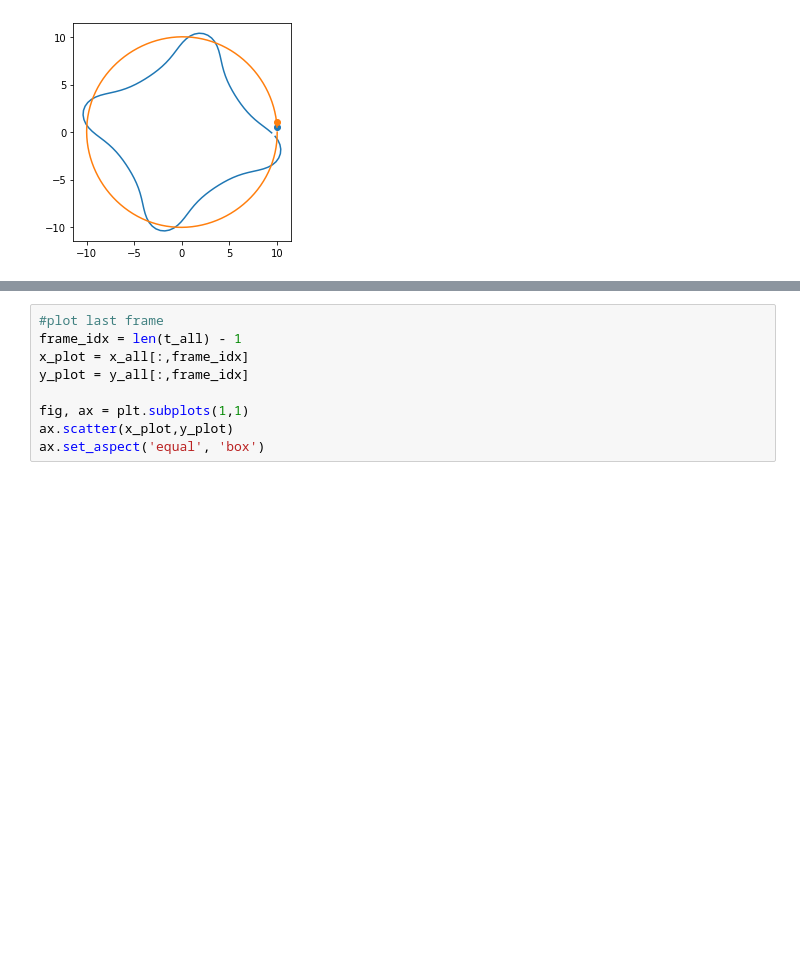
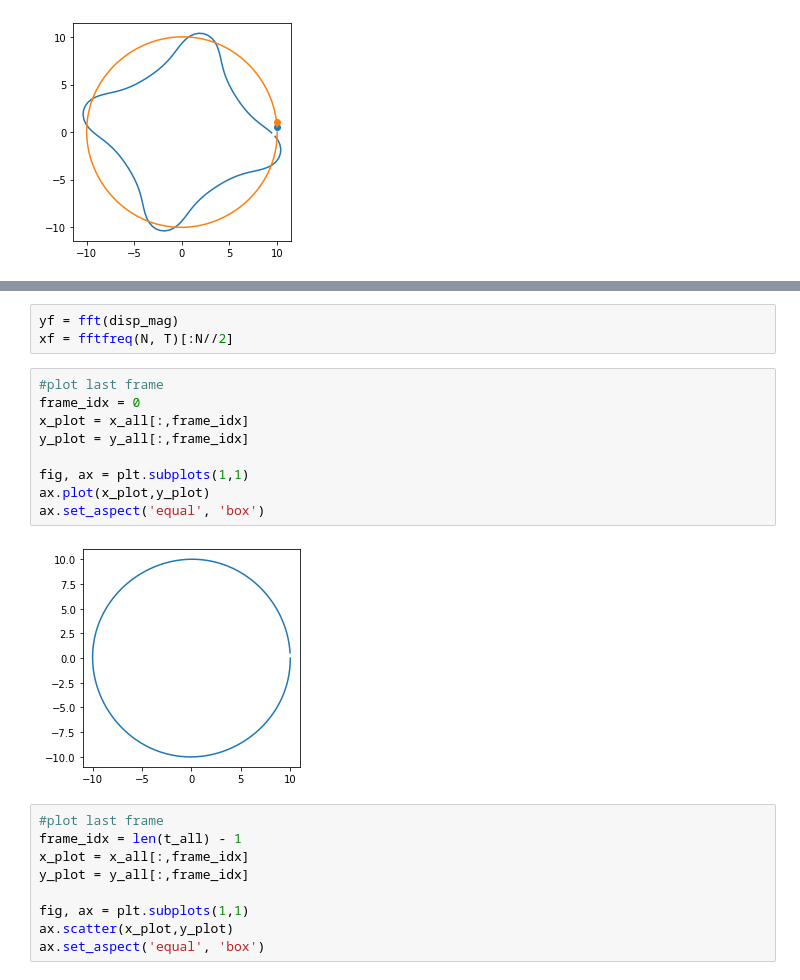
Before and after one commit to bertoldi-collab/buckling-cylinders, a Jupyter notebook: data_processing.ipynb, the cells around one changed output, grey strips where cells are left out. Drawn from its saved outputs; the diff is of its cells as text; blank space fills up the shorter version.

```diff
--- a/data_processing.ipynb
+++ b/data_processing.ipynb
@@ -61,3 +92,17 @@ ax.set_aspect('equal', 'box')
+# %%
+yf = fft(disp_mag)
+xf = fftfreq(N, T)[:N//2]
+# %%
+#plot last frame
+frame_idx = 0
+x_plot = x_all[:,frame_idx]
+y_plot = y_all[:,frame_idx]
+
+fig, ax = plt.subplots(1,1)
+ax.plot(x_plot,y_plot)
+ax.set_aspect('equal', 'box')
+# %% [output]
+[figure, added]
 # %%
 #plot last frame
 frame_idx = len(t_all) - 1
```
Also changed, not shown: parts of 5 cells of this notebook, 1 other file.
